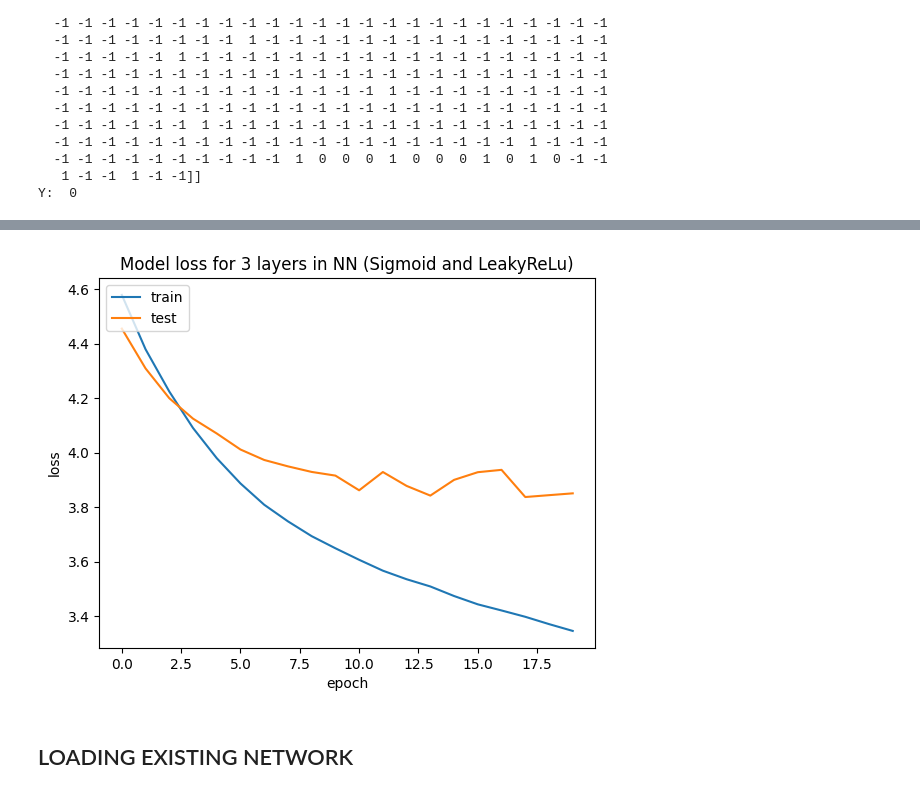
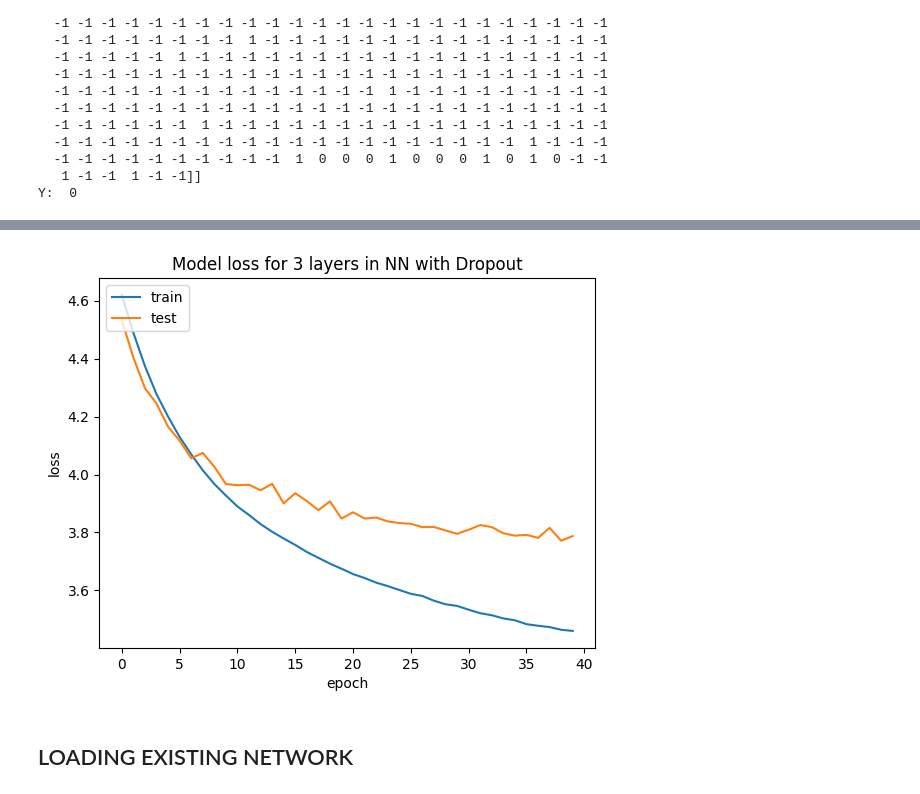
Before and after one commit to SirLeoIV/PlayIT, a Jupyter notebook: src/main/java/com/group09/playit/ann/keras_test.ipynb, the cells around one changed output, grey strips where cells are left out. Drawn from its saved outputs; the diff is of its cells as text; code cells hidden in the pictures.

```diff
--- a/src/main/java/com/group09/playit/ann/keras_test.ipynb
+++ b/src/main/java/com/group09/playit/ann/keras_test.ipynb
@@ -138,8 +138,10 @@ num_classes = 1
 
 model = Sequential([
     Dense(units=250, input_shape= (294,), activation = 'sigmoid'),
+    Dropout(0.2),
     Dense(units=100, activation = 'sigmoid'),
     Dense(units=50, activation = LeakyReLU(0.1)),
+    Dropout(0.2),
     Dense(units=num_classes, activation='relu'),
 ])
 
@@ -152,7 +154,7 @@ model.compile(
     metrics=["mae"],
 )
 
-history = model.fit(X_train, Y_train, epochs=20, validation_split=0.15)
+history = model.fit(X_train, Y_train, epochs=40, validation_split=0.15)
 
 test_scores = model.evaluate(X_test, Y_test, verbose=2)
 
@@ -210,13 +212,13 @@ model.save("ANN-3Layers-SigmoidALL-30epochs.keras")
 # %%
 plt.plot(history.history['loss'])
 plt.plot(history.history['val_loss'])
-plt.title('Model loss for 3 layers in NN (Sigmoid and LeakyReLu)')
+plt.title('Model loss for 3 layers in NN with Dropout')
 plt.ylabel('loss')
 plt.xlabel('epoch')
 plt.legend(['train', 'test'], loc='upper left')
 plt.show()
 # %% [output]
-[figure, old version]
+[figure, new version]
 # %% [markdown]
 ## LOADING EXISTING NETWORK
 # %%
```
Also changed, not shown: parts of 6 cells of this notebook, 2 other files.
